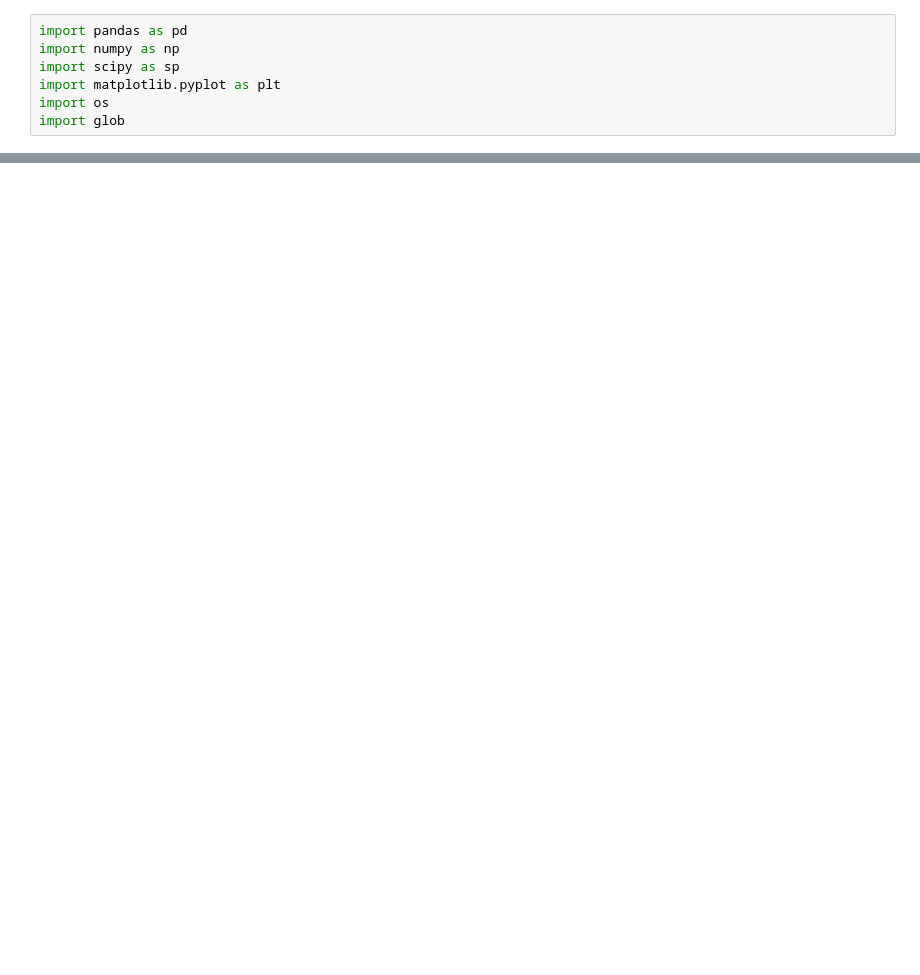
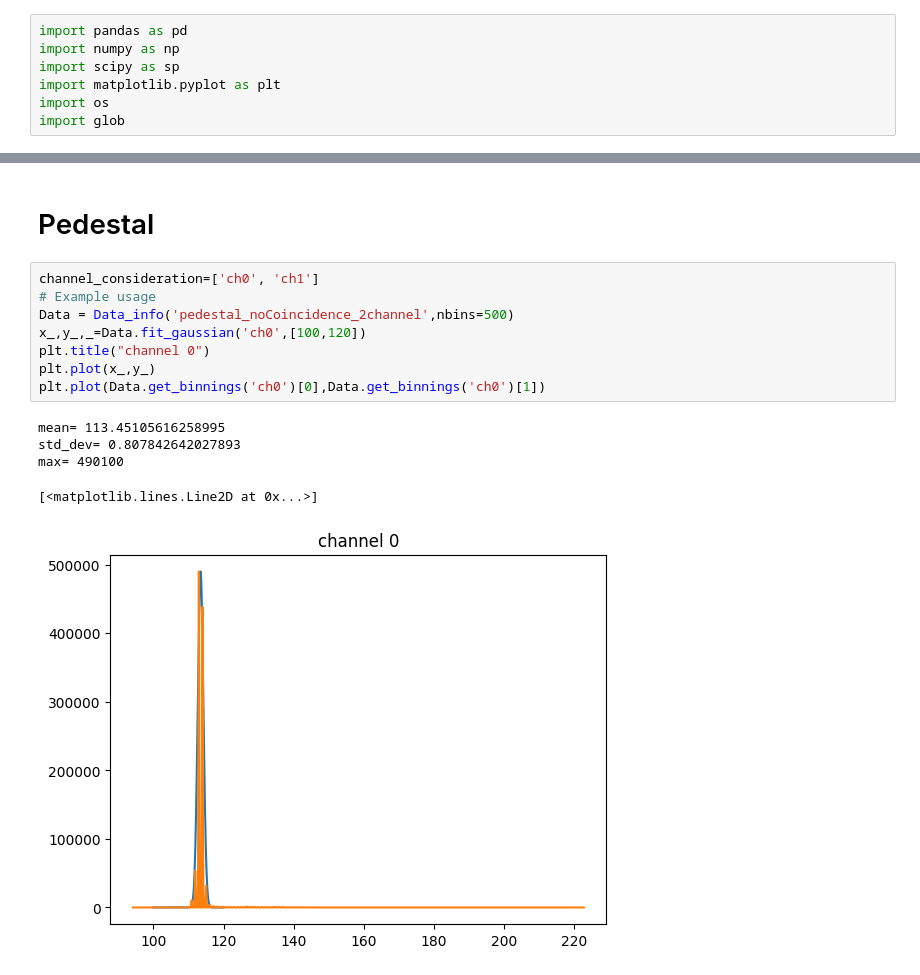
Before and after one commit to keiyinau/LabDataAnalysis, a Jupyter notebook: DataAnalysis_LAB.ipynb, the cells around one changed output, grey strips where cells are left out. Drawn from its saved outputs; the diff is of its cells as text; blank space fills up the shorter version.

```diff
--- a/DataAnalysis_LAB.ipynb
+++ b/DataAnalysis_LAB.ipynb
@@ -27,0 +60,16 @@ def plot_data(name_keywords):
+# %% [markdown]
+# Pedestal
+# %%
+channel_consideration=['ch0', 'ch1']
+# Example usage
+Data = Data_info('pedestal_noCoincidence_2channel',nbins=500)
+x_,y_,_=Data.fit_gaussian('ch0',[100,120])
+plt.title("channel 0")
+plt.plot(x_,y_)
+plt.plot(Data.get_binnings('ch0')[0],Data.get_binnings('ch0')[1])
+# %% [output]
+mean= 113.45105616258995
+std_dev= 0.807842642027893
+max= 490100
+[<matplotlib.lines.Line2D at 0x...>]
+[figure, added]
```
Also changed, not shown: parts of 25 cells of this notebook, 1 other file.
